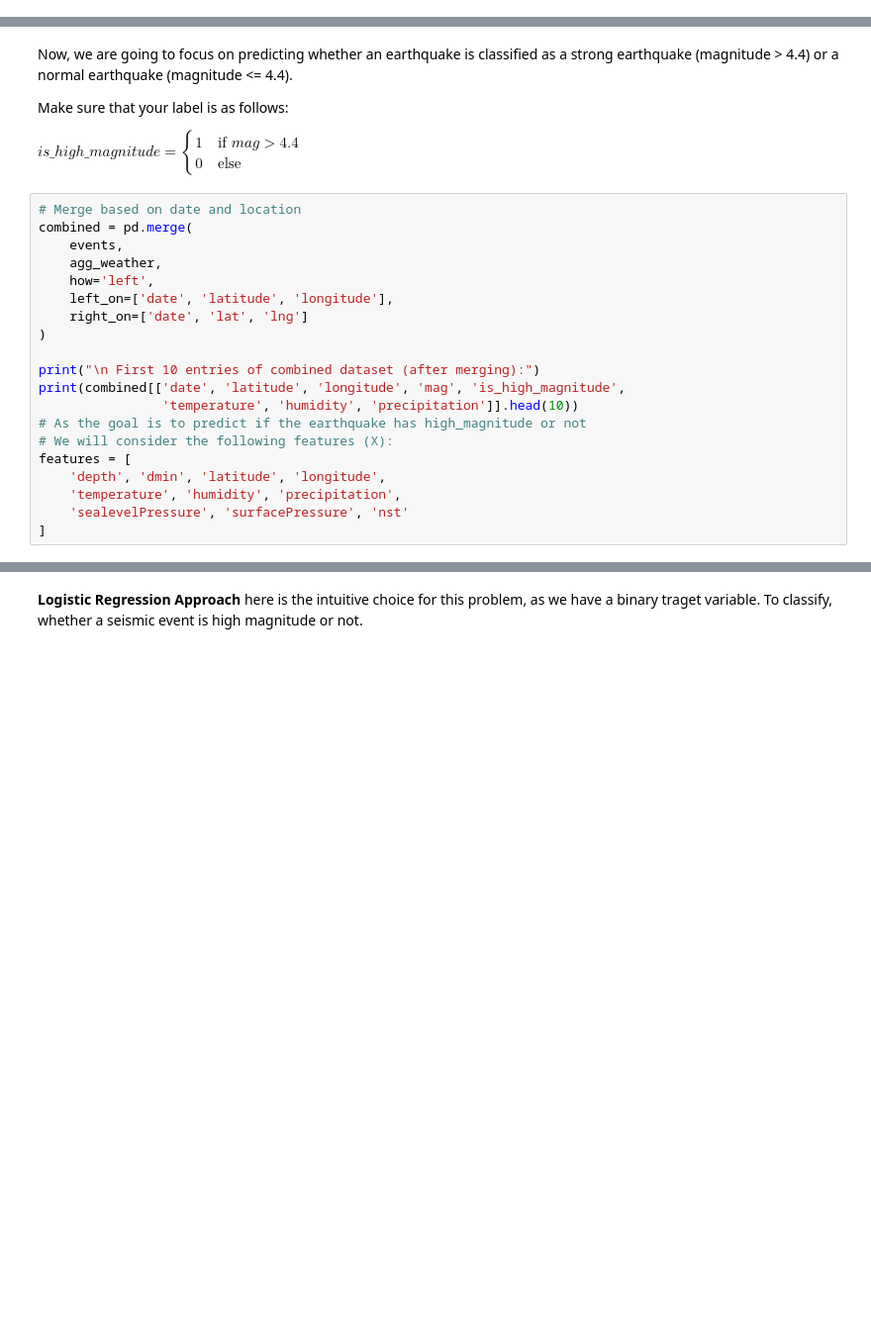
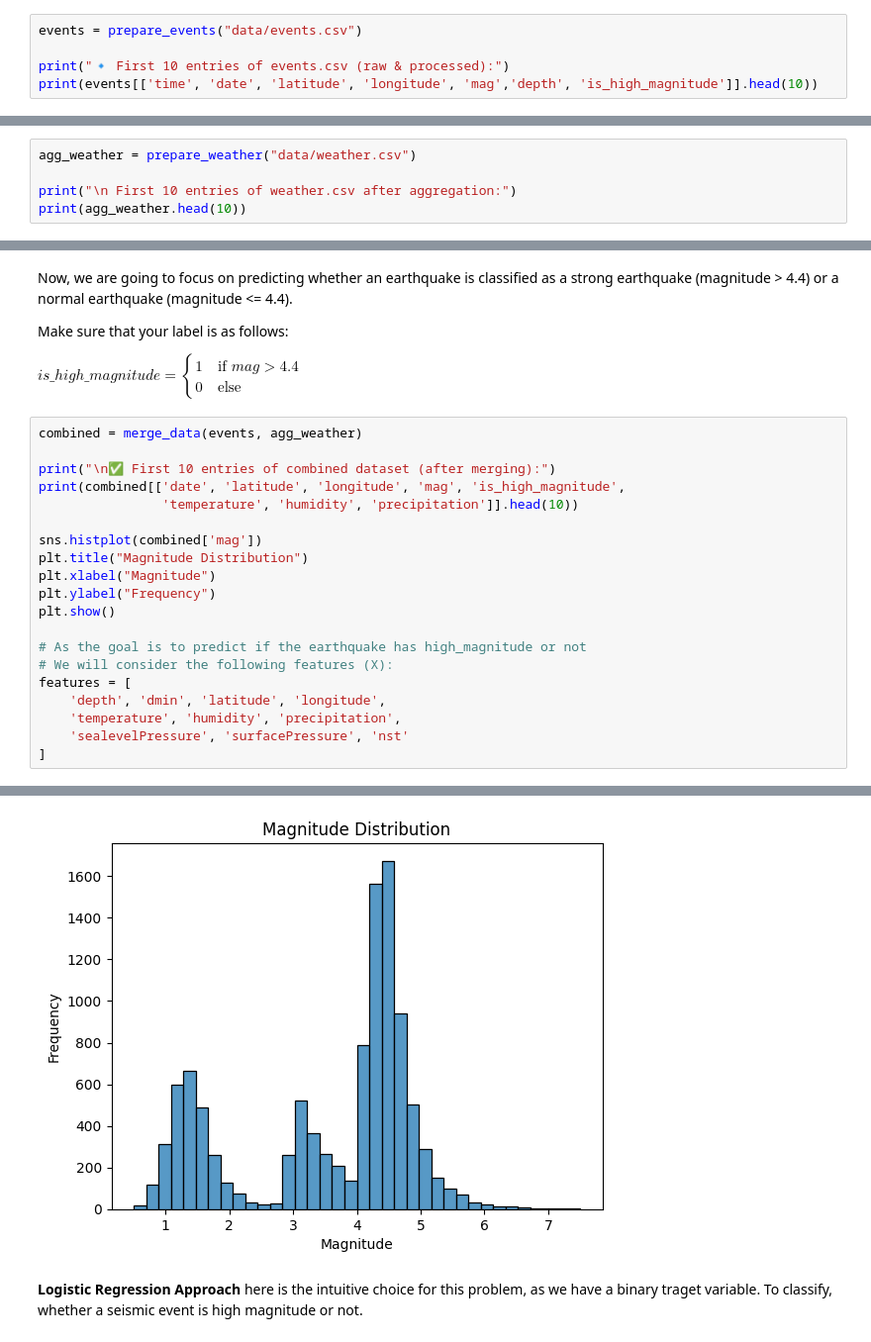
Before and after one commit to Amine-smaoui/earthquake-predictor, a Jupyter notebook: earthquake prediction model.ipynb, the cells around one changed output, grey strips where cells are left out. Shown at 99% size. Drawn from its saved outputs; the diff is of its cells as text; blank space fills up the shorter version.

```diff
--- a/earthquake prediction model.ipynb
+++ b/earthquake prediction model.ipynb
@@ -92,0 +50,5 @@ print(events[['time', 'date', 'latitude', 'longitude', 'mag','depth', 'is_high_m
+# %%
+events = prepare_events("data/events.csv")
+
+print("🔹 First 10 entries of events.csv (raw & processed):")
+print(events[['time', 'date', 'latitude', 'longitude', 'mag','depth', 'is_high_magnitude']].head(10))
@@ -149,0 +91,5 @@ print(agg_weather.head(10))
+# %%
+agg_weather = prepare_weather("data/weather.csv")
+
+print("\n First 10 entries of weather.csv after aggregation:")
+print(agg_weather.head(10))
@@ -156,18 +120,18 @@ Make sure that your label is as follows:
 
 $is\_high\_magnitude = \begin{cases} 1 \quad \text{if } mag > 4.4 \\ 0 \quad \text{else } \end{cases}$
 # %%
-# Merge based on date and location
-combined = pd.merge(
-    events,
-    agg_weather,
-    how='left',
-    left_on=['date', 'latitude', 'longitude'],
-    right_on=['date', 'lat', 'lng']
-)
+combined = merge_data(events, agg_weather)
 
-print("\n First 10 entries of combined dataset (after merging):")
+print("\n✅ First 10 entries of combined dataset (after merging):")
 print(combined[['date', 'latitude', 'longitude', 'mag', 'is_high_magnitude',
                 'temperature', 'humidity', 'precipitation']].head(10))
+
+sns.histplot(combined['mag'])
+plt.title("Magnitude Distribution")
+plt.xlabel("Magnitude")
+plt.ylabel("Frequency")
+plt.show()
+
 # As the goal is to predict if the earthquake has high_magnitude or not
 # We will consider the following features (X):
 features = [
@@ -180,19 +144,20 @@ features = [
          date  latitude  longitude   mag  is_high_magnitude  temperature  \
 0  2023-12-26     8.556    126.597  4.10                  0    27.654167
 1  2023-05-07    60.620   -141.513  0.80                  0    -6.979167
 2  2024-08-13    61.227   -151.231  3.30                  0    10.457750
 3  2024-01-04    35.050   -117.663  1.75                  0     5.382000
 4  2024-06-29    -7.249    130.287  3.60                  0    26.585417
 5  2024-05-19    52.202   -170.879  5.00                  1     4.625000
 6  2023-11-26    45.646     26.503  4.30                  0    -8.471916
 7  2024-02-08    -3.298    130.799  4.30                  0    28.279167
 8  2024-08-01    18.453    -67.581  3.17                  0    27.320833
 9  2023-11-02    -8.521    -74.401  4.50                  1    26.043416
 ... (8 lines left out)
 6  87.792442       0.625000
 7  78.678778       0.041667
 8  83.951005       0.416667
 9  87.832475       0.120833
+[figure, added]
 # %% [markdown]
 **Logistic Regression Approach** here is the intuitive choice for this problem, as we have a binary traget variable. To classify, whether a seismic event is high magnitude or not.
 # %%
```
Also changed, not shown: parts of 16 cells of this notebook, 11 other files.
